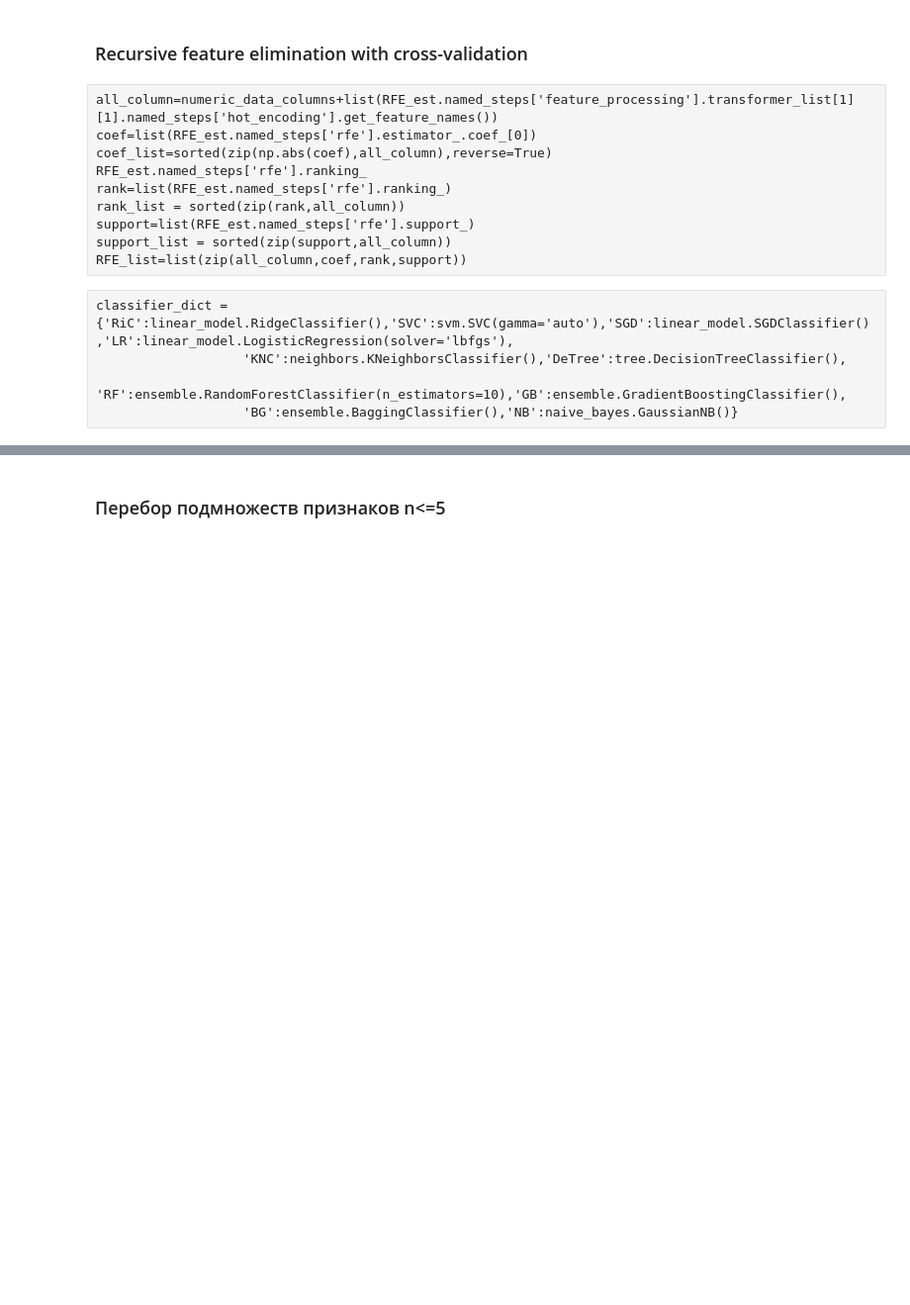
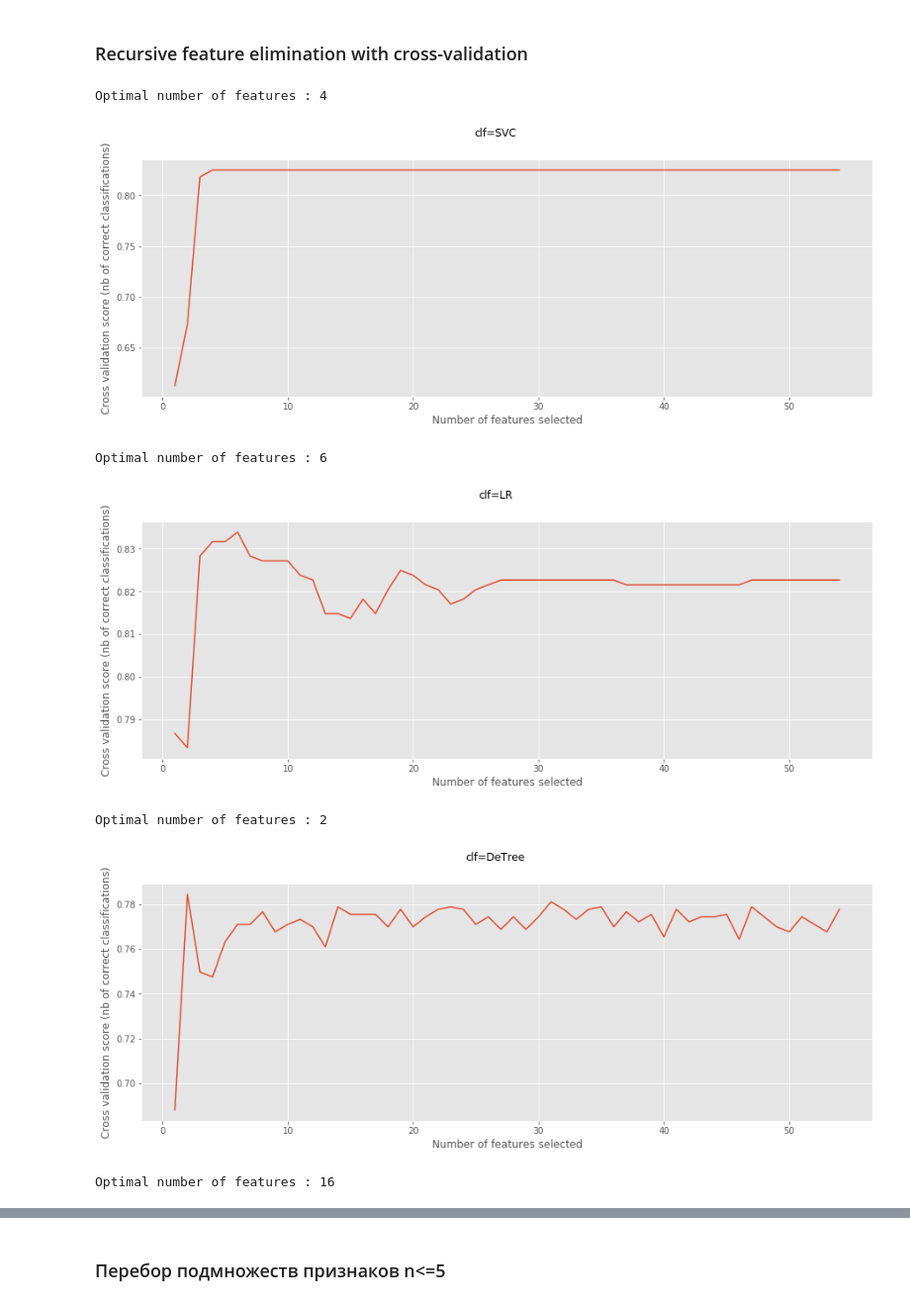
Before and after one commit to Guric/public_repo1, a Jupyter notebook: titanic_14.ipynb, the cells around one changed output, grey strips where cells are left out. Shown: that part at 99% size. Cells and saved outputs as stored; diff of their text form; code cells hidden in the pictures; blank space fills up the shorter version.

```diff
--- a/titanic_14.ipynb
+++ b/titanic_14.ipynb
@@ -276,7 +222,7 @@ for k, v in classifier_dict.items():
     rank_list = sorted(zip(rank,all_column))
     support=list(RFE_est.named_steps['rfe'].support_)
     support_list = sorted(zip(support,all_column))
-    RFE_list=list(zip(all_column,coef,rank,support))
+    #RFE_list=list(zip(all_column,coef,rank,support))
     RFE_df=pd.DataFrame({'clf'+str(n):clf_list,'F_name'+str(n):all_column,'rank'+str(n):rank,'support'+str(n):support})
     #result_df= pd.concat([df1, df4], axis=1)
     result_df_list.append(RFE_df)
@@ -351,17 +295,0 @@ estimator = pipeline.Pipeline(steps = [
-# %% [raw]
-all_column=numeric_data_columns+list(RFE_est.named_steps['feature_processing'].transformer_list[1][1].named_steps['hot_encoding'].get_feature_names())
-coef=list(RFE_est.named_steps['rfe'].estimator_.coef_[0])
-coef_list=sorted(zip(np.abs(coef),all_column),reverse=True)
-RFE_est.named_steps['rfe'].ranking_
-rank=list(RFE_est.named_steps['rfe'].ranking_)
-rank_list = sorted(zip(rank,all_column))
-support=list(RFE_est.named_steps['rfe'].support_)
-support_list = sorted(zip(support,all_column))
-RFE_list=list(zip(all_column,coef,rank,support))
-# %%
-estimator.fit(train_data.values, train_labels)
-# %% [raw]
-classifier_dict = {'RiC':linear_model.RidgeClassifier(),'SVC':svm.SVC(gamma='auto'),'SGD':linear_model.SGDClassifier(),'LR':linear_model.LogisticRegression(solver='lbfgs'),
-                   'KNC':neighbors.KNeighborsClassifier(),'DeTree':tree.DecisionTreeClassifier(),
-                   'RF':ensemble.RandomForestClassifier(n_estimators=10),'GB':ensemble.GradientBoostingClassifier(),
-                   'BG':ensemble.BaggingClassifier(),'NB':naive_bayes.GaussianNB()}
@@ -383,0 +296,39 @@ plt.show()
+# %%
+classifier_dict = {'SVC':svm.SVC(kernel="linear"),'LR':linear_model.LogisticRegression(solver='lbfgs'),
+                   'DeTree':tree.DecisionTreeClassifier(),'GB':ensemble.GradientBoostingClassifier()}
+# %%
+n=1
+result_df_list= []
+for k, v in classifier_dict.items():
+    RFECV_estimator=create_RFECV_estimator(numeric_data_indices,categorical_data_indices,v)
+    #RFE_est=create_select_estimator(numeric_data_indices,categorical_data_indices,v)
+    RFECV_estimator.fit(train_data.values, train_labels)
+    all_column=numeric_data_columns+list(RFECV_estimator.named_steps['feature_processing'].transformer_list[1][1].named_steps['hot_encoding'].get_feature_names())
+    features_index=RFECV_estimator.named_steps['rfecv'].support_
+    features_rank=RFECV_estimator.named_steps['rfecv'].ranking_
+    score_list=list(RFECV_estimator.named_steps['rfecv'].grid_scores_)
+    clf_list=[k]*len(features_index)
+    #print('Num Features: ',RFECV_estimator.named_steps['rfecv'].n_features_)
+    #print('Selected Features:', features_index)
+    #print('Feature Ranking:', features_rank)
+    #print('Feature Coef:', RFECV_estimator.named_steps['rfecv'].estimator_.coef_)
+    RFECV_df=pd.DataFrame({'clf':clf_list,'F_name':all_column,'rank':features_rank,'support':features_index,'score':score_list})
+    result_df_list.append(RFECV_df)
+    print('Optimal number of features :', RFECV_estimator.named_steps['rfecv'].n_features_)
+
+    # Plot number of features VS. cross-validation scores
+    #plt.title('clf='+k)
+    fig = plt.figure(figsize=(15,5))
+    fig.suptitle('clf='+k)
+    plt.xlabel("Number of features selected")
+    plt.ylabel("Cross validation score (nb of correct classifications)")
+    plt.plot(range(1, len(RFECV_estimator.named_steps['rfecv'].grid_scores_) + 1), RFECV_estimator.named_steps['rfecv'].grid_scores_)
+    plt.show()
+# %% [output]
+Optimal number of features : 4
+[figure, added]
+Optimal number of features : 6
+[figure, added]
+Optimal number of features : 2
+[figure, added]
+Optimal number of features : 16
```
Also changed, not shown: parts of 16 cells of this notebook.
